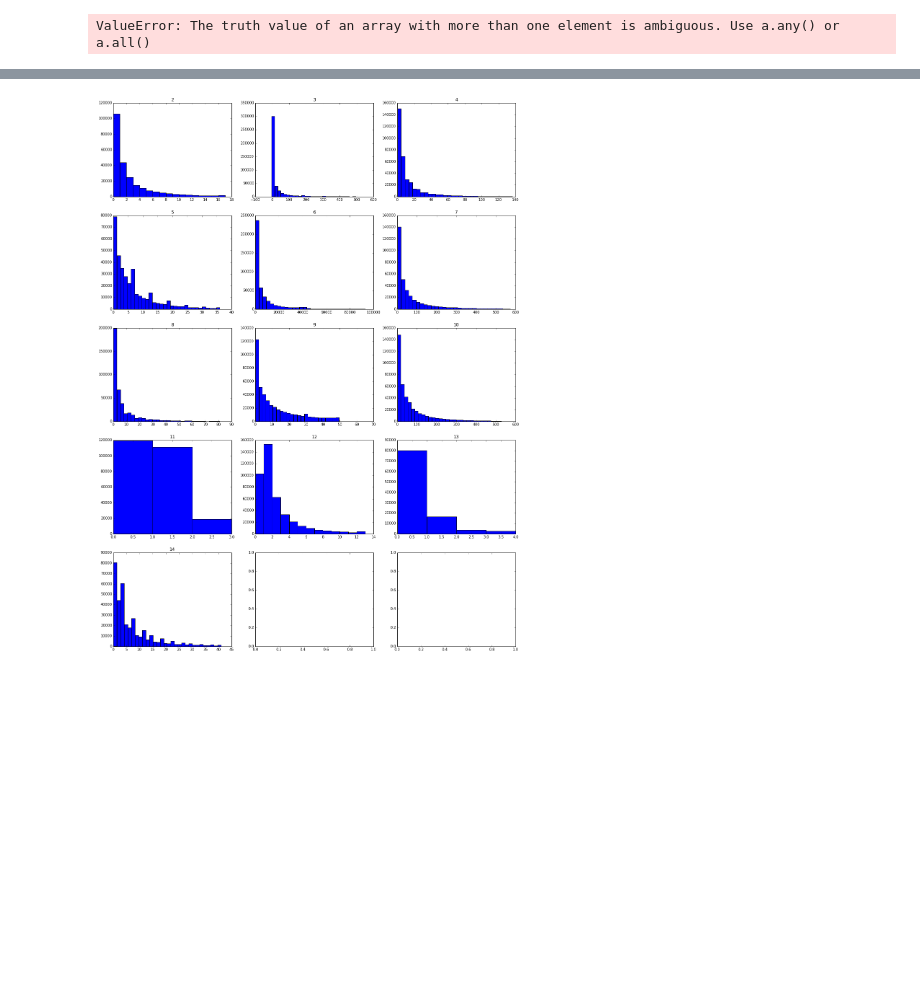
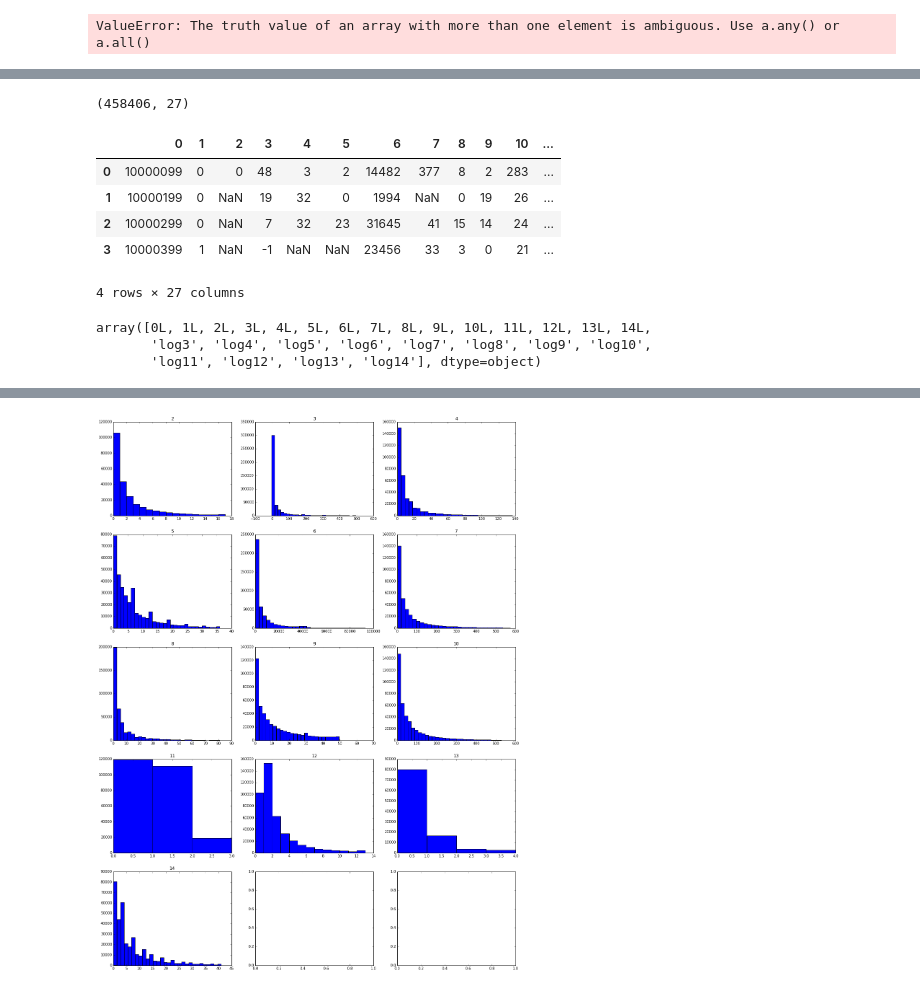
Before and after one commit to sutt/wnba, a Jupyter notebook: analysis/week1/PreProc1.ipynb, the cells around one changed output, grey strips where cells are left out. Saved outputs shown, nothing was run; the diff lists cells and outputs as text; code cells hidden in the pictures; blank space fills up the shorter version.

```diff
--- a/analysis/week1/PreProc1.ipynb
+++ b/analysis/week1/PreProc1.ipynb
@@ -125,0 +149,21 @@ TypeError: only length-1 arrays can be converted to Python scalars
+# %%
+for x in range(3,15):
+    col = 'log' + str(x)
+    pddf[col] = map(log1, pddf[x])
+
+print pddf.shape
+pddf.iloc[[0,1,2,3]]
+# %% [output]
+(458406, 27)
+|  | 0 | 1 | 2 | 3 | 4 | 5 | 6 | 7 | 8 | 9 | 10 | ... |
+| 0 | 10000099 | 0 | 0 | 48 | 3 | 2 | 14482 | 377 | 8 | 2 | 283 | ... |
+| 1 | 10000199 | 0 | NaN | 19 | 32 | 0 | 1994 | NaN | 0 | 19 | 26 | ... |
+| 2 | 10000299 | 0 | NaN | 7 | 32 | 23 | 31645 | 41 | 15 | 14 | 24 | ... |
+| 3 | 10000399 | 1 | NaN | -1 | NaN | NaN | 23456 | 33 | 3 | 0 | 21 | ... |
+4 rows × 27 columns
+# %%
+pddf.columns.values
+# %% [output]
+array([0L, 1L, 2L, 3L, 4L, 5L, 6L, 7L, 8L, 9L, 10L, 11L, 12L, 13L, 14L,
+       'log3', 'log4', 'log5', 'log6', 'log7', 'log8', 'log9', 'log10',
+       'log11', 'log12', 'log13', 'log14'], dtype=object)
```
Also changed, not shown: parts of 19 cells of this notebook, 2 other files.
